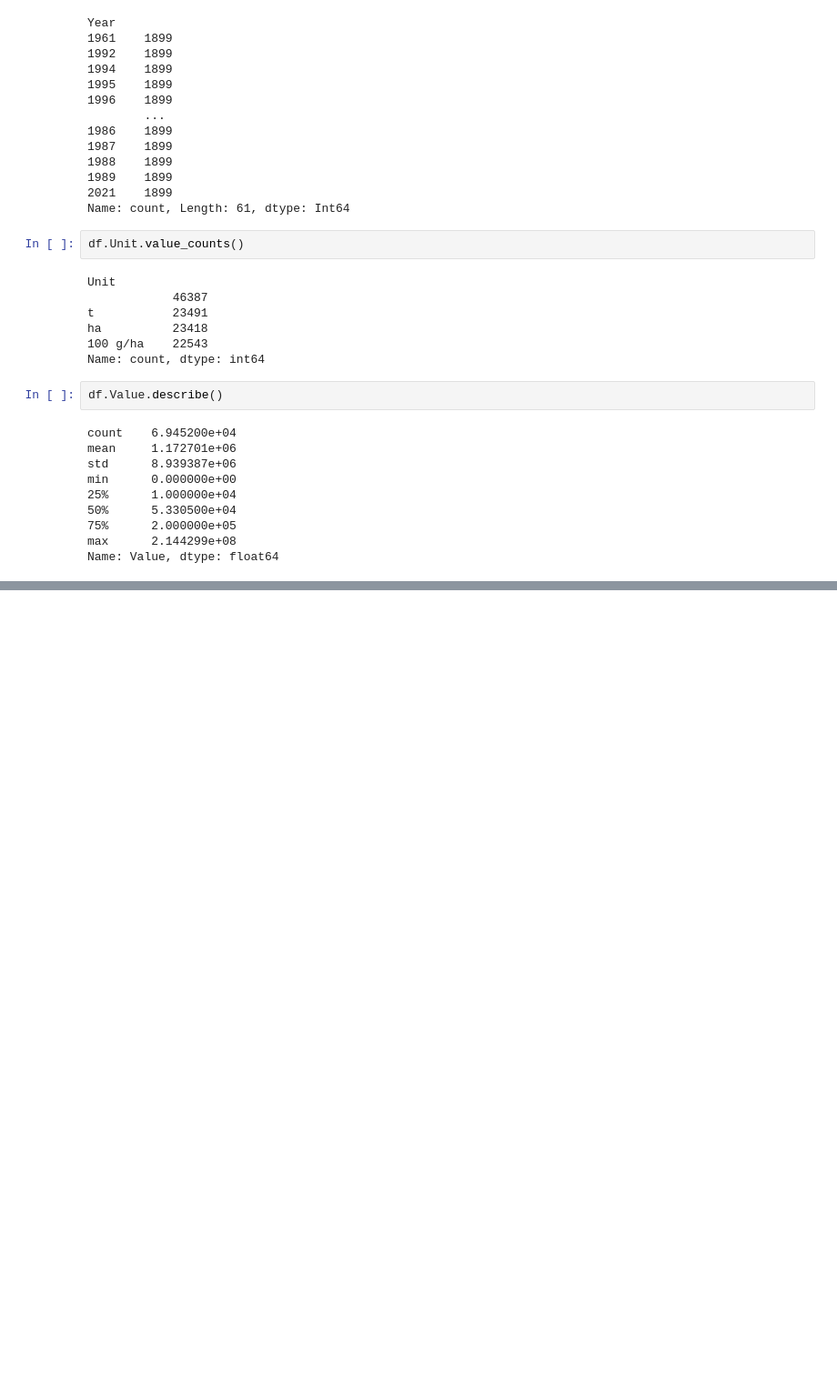
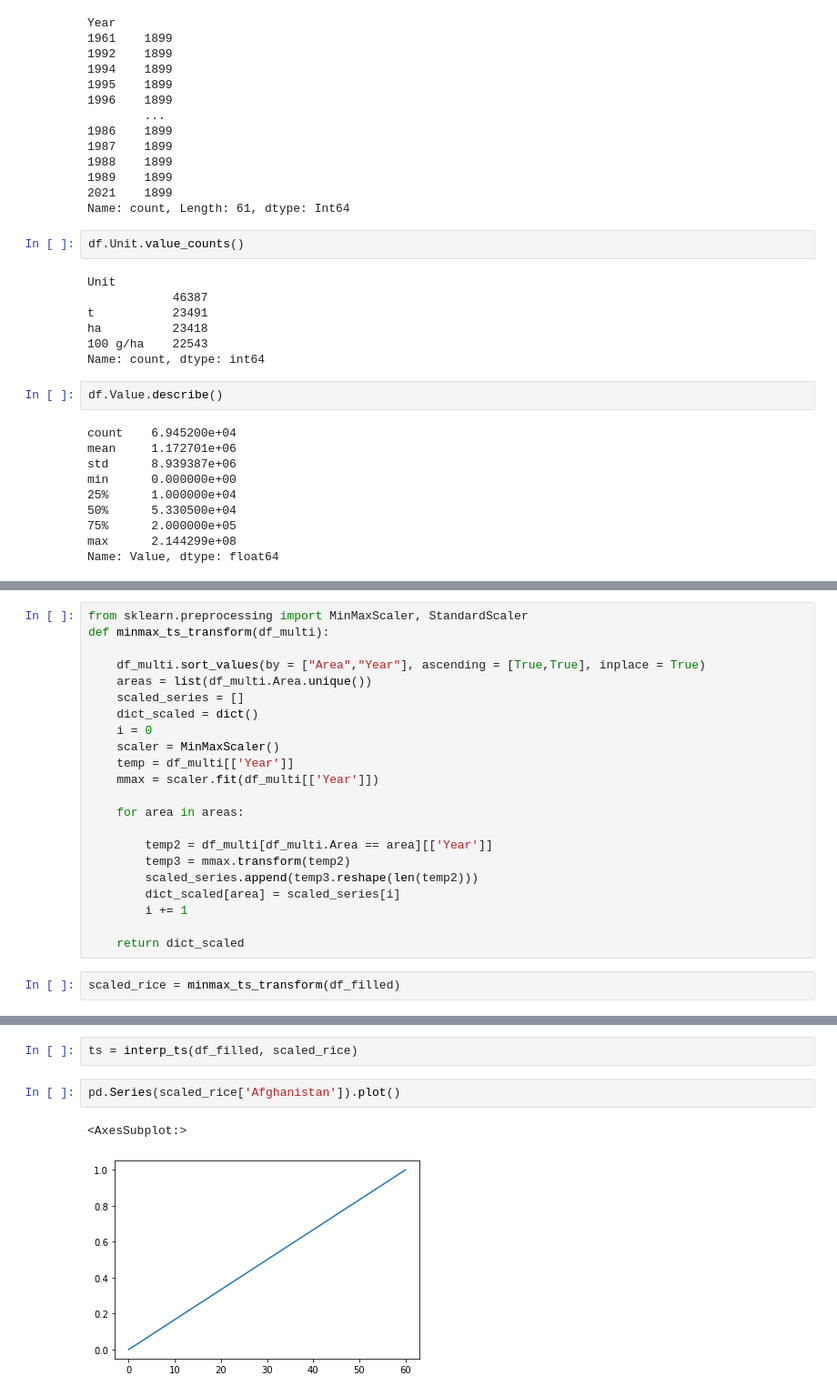
Before and after one commit to william-b-mr/agritech-project, a Jupyter notebook: code/agritech.ipynb, the cells around one changed output, grey strips where cells are left out. Shown at 91% size. Cells and saved outputs as stored; diff of their text form; blank space fills up the shorter version.

```diff
--- a/code/agritech.ipynb
+++ b/code/agritech.ipynb
@@ -112,0 +369,24 @@ Name: Value, dtype: float64
+# %%
+from sklearn.preprocessing import MinMaxScaler, StandardScaler
+def minmax_ts_transform(df_multi):
+
+    df_multi.sort_values(by = ["Area","Year"], ascending = [True,True], inplace = True)
+    areas = list(df_multi.Area.unique())
+    scaled_series = []
+    dict_scaled = dict()
+    i = 0
+    scaler = MinMaxScaler()
+    temp = df_multi[['Year']]
+    mmax = scaler.fit(df_multi[['Year']])
+
+    for area in areas:
+
+        temp2 = df_multi[df_multi.Area == area][['Year']]
+        temp3 = mmax.transform(temp2)
+        scaled_series.append(temp3.reshape(len(temp2)))
+        dict_scaled[area] = scaled_series[i]
+        i += 1
+
+    return dict_scaled
+# %%
+scaled_rice = minmax_ts_transform(df_filled)
@@ -112,0 +425,7 @@ Name: Value, dtype: float64
+# %%
+ts = interp_ts(df_filled, scaled_rice)
+# %%
+pd.Series(scaled_rice['Afghanistan']).plot()
+# %% [output]
+<AxesSubplot:>
+[figure, added]
```
Also changed, not shown: parts of 57 cells of this notebook, 2 other files.
